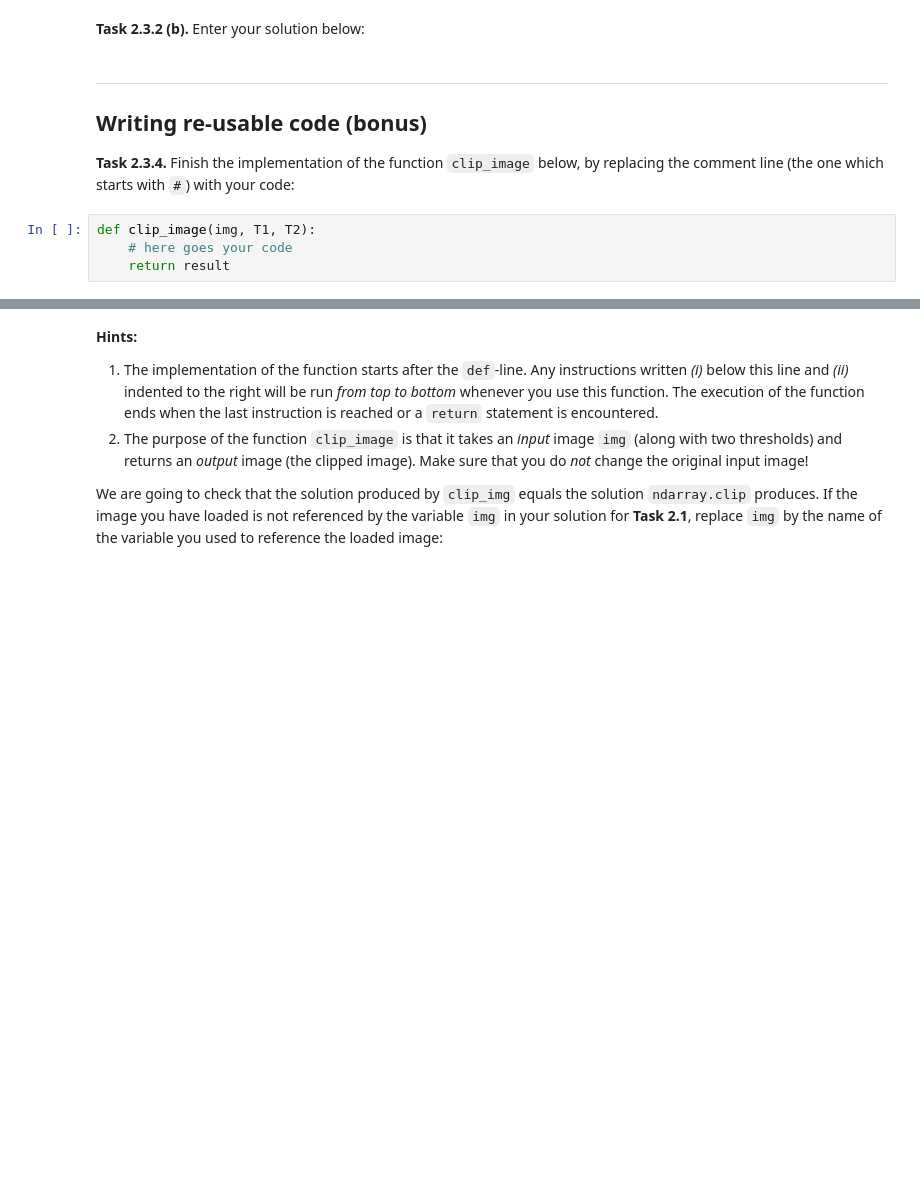
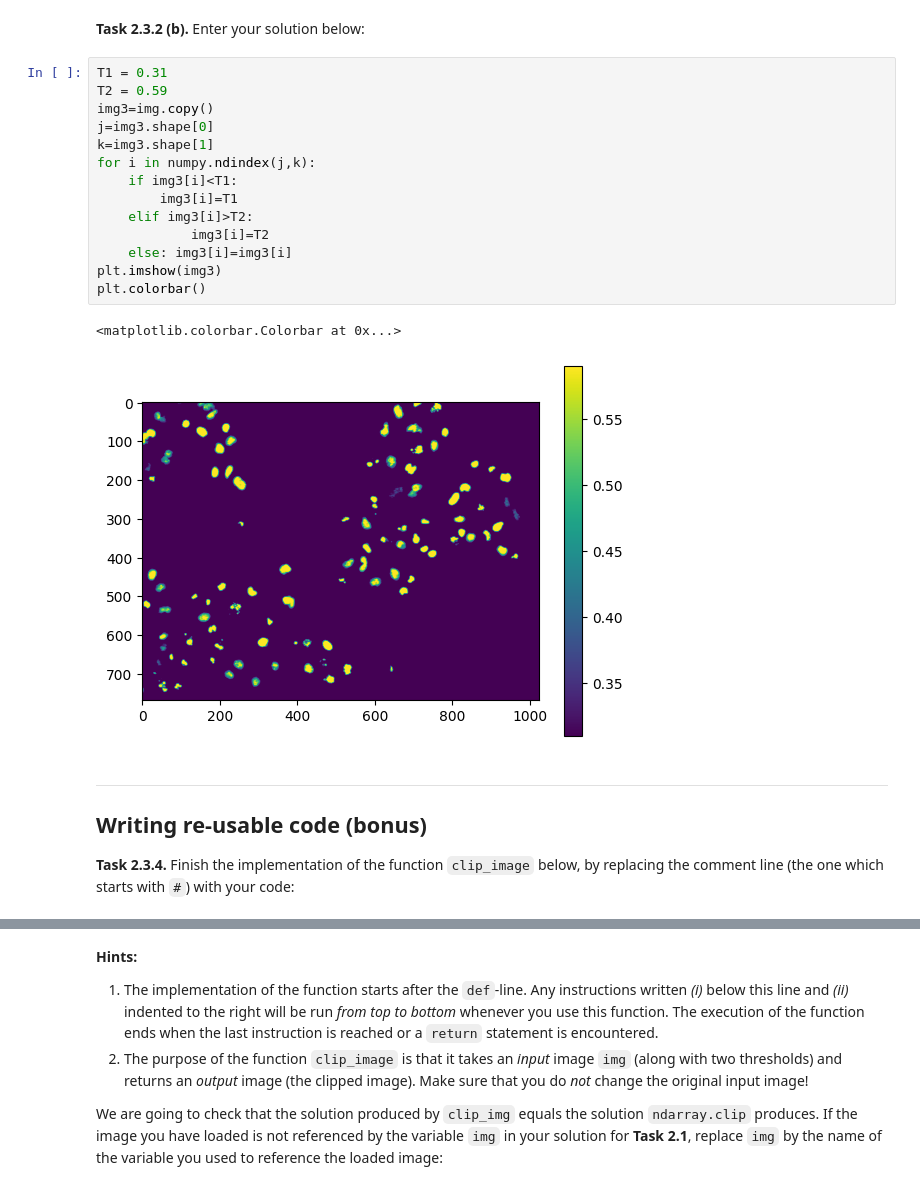
Before and after one commit to KatharinaGrasser1/mobi-fs3-python, a Jupyter notebook: task2.ipynb, the cells around one changed output, grey strips where cells are left out. Cells and saved outputs as stored; diff of their text form; blank space fills up the shorter version.

```diff
--- a/task2.ipynb
+++ b/task2.ipynb
@@ -64,12 +76,25 @@ SyntaxError: invalid syntax (3062376569.py, line 1)
 # %% [markdown]
 **<a id="#">Task 2.3.2 (b).</a>** Enter your solution below:
+# %%
+T1 = 0.31
+T2 = 0.59
+img3=img.copy()
+j=img3.shape[0]
+k=img3.shape[1]
+for i in numpy.ndindex(j,k):
+    if img3[i]<T1:
+        img3[i]=T1
+    elif img3[i]>T2:
+            img3[i]=T2
+    else: img3[i]=img3[i]
+plt.imshow(img3)
+plt.colorbar()
+# %% [output]
+<matplotlib.colorbar.Colorbar at 0x...>
+[figure, added]
 # %% [markdown]
 ---
 
 ## Writing re-usable code (bonus)
 
 **<a id="#">Task 2.3.4.</a>** Finish the implementation of the function `clip_image` below, by replacing the comment line (the one which starts with `#`) with your code:
-# %%
-def clip_image(img, T1, T2):
-    # here goes your code
-    return result
```
Also changed, not shown: parts of 5 cells of this notebook.
